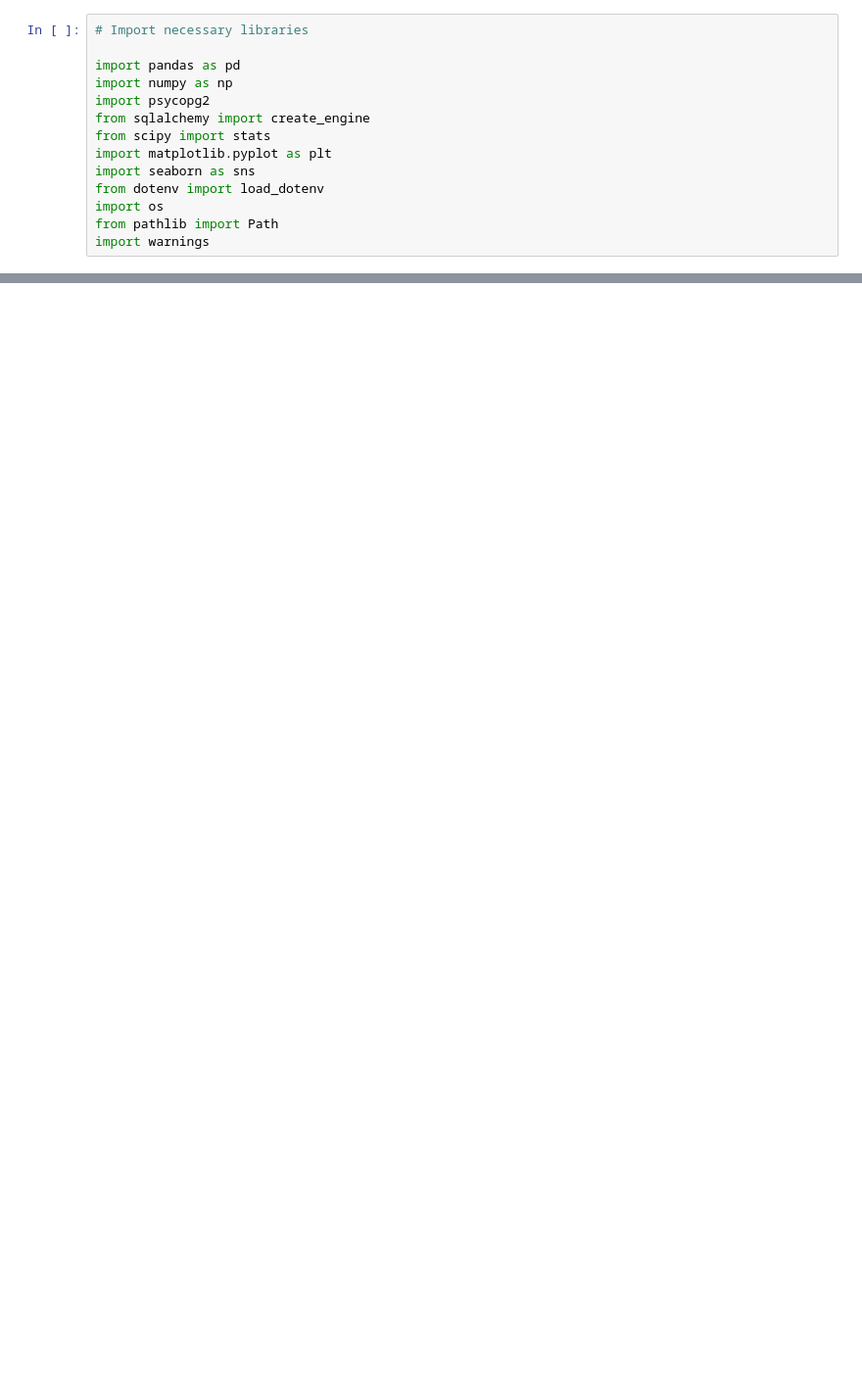
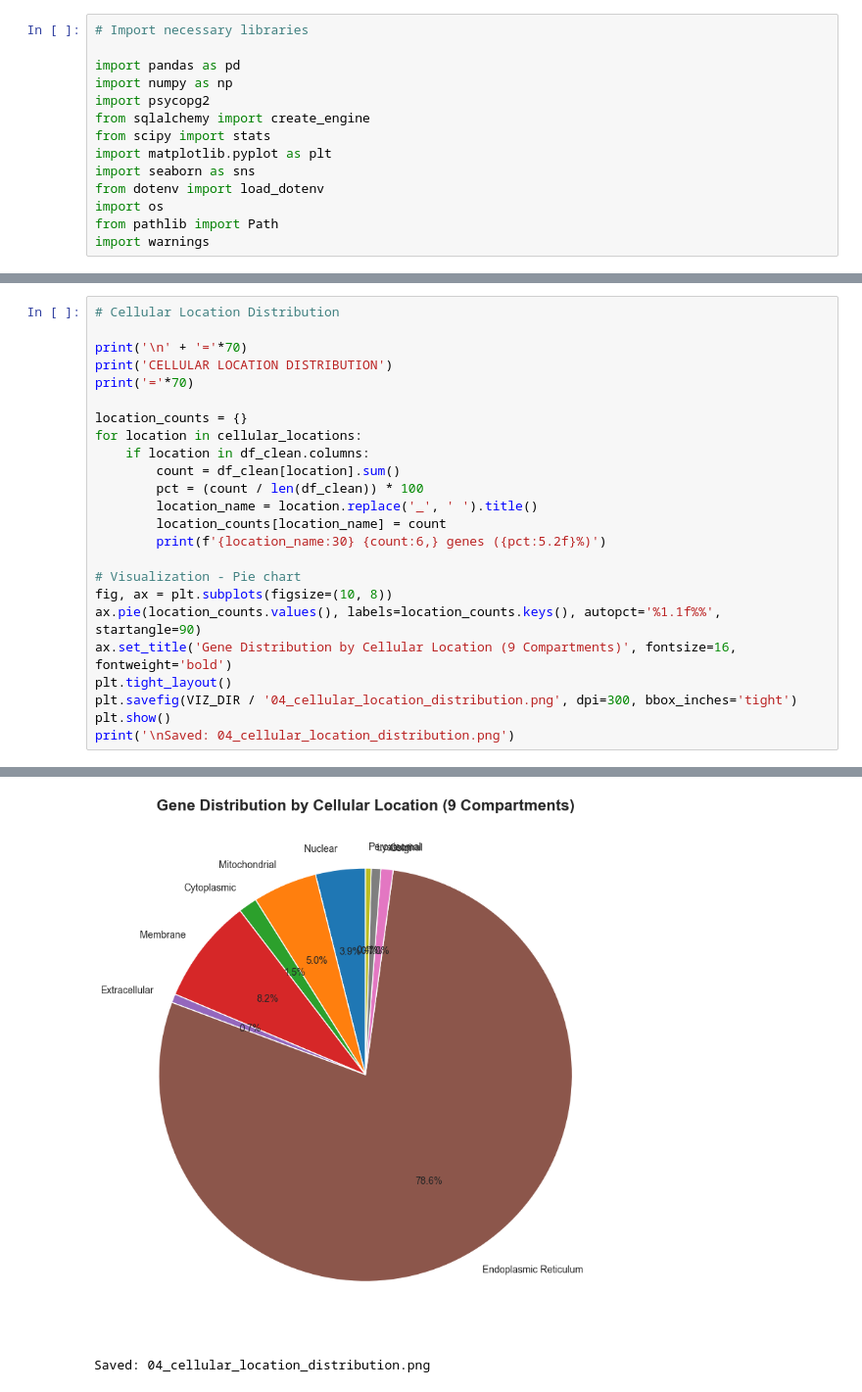
Before and after one commit to shariq02/genomic-variant-data-science-pipeline, a Jupyter notebook: jupyter_notebooks/01_statistical_analysis.ipynb, the cells around one changed output, grey strips where cells are left out. Shown at 98% size. Cells and saved outputs as stored; diff of their text form; blank space fills up the shorter version.

```diff
--- a/jupyter_notebooks/01_statistical_analysis.ipynb
+++ b/jupyter_notebooks/01_statistical_analysis.ipynb
@@ -492,0 +411,25 @@ print("\nDatabase connection closed")
+# %%
+# Cellular Location Distribution
+
+print('\n' + '='*70)
+print('CELLULAR LOCATION DISTRIBUTION')
+print('='*70)
+
+location_counts = {}
+for location in cellular_locations:
+    if location in df_clean.columns:
+        count = df_clean[location].sum()
+        pct = (count / len(df_clean)) * 100
+        location_name = location.replace('_', ' ').title()
+        location_counts[location_name] = count
+        print(f'{location_name:30} {count:6,} genes ({pct:5.2f}%)')
+
+# Visualization - Pie chart
+fig, ax = plt.subplots(figsize=(10, 8))
+ax.pie(location_counts.values(), labels=location_counts.keys(), autopct='%1.1f%%', startangle=90)
+ax.set_title('Gene Distribution by Cellular Location (9 Compartments)', fontsize=16, fontweight='bold')
+plt.tight_layout()
+plt.savefig(VIZ_DIR / '04_cellular_location_distribution.png', dpi=300, bbox_inches='tight')
+plt.show()
+print('\nSaved: 04_cellular_location_distribution.png')
+# %% [output]
@@ -492,0 +448,2 @@ print("\nDatabase connection closed")
+[figure, added]
+Saved: 04_cellular_location_distribution.png
```
Also changed, not shown: parts of 41 cells of this notebook, 8 other files.
